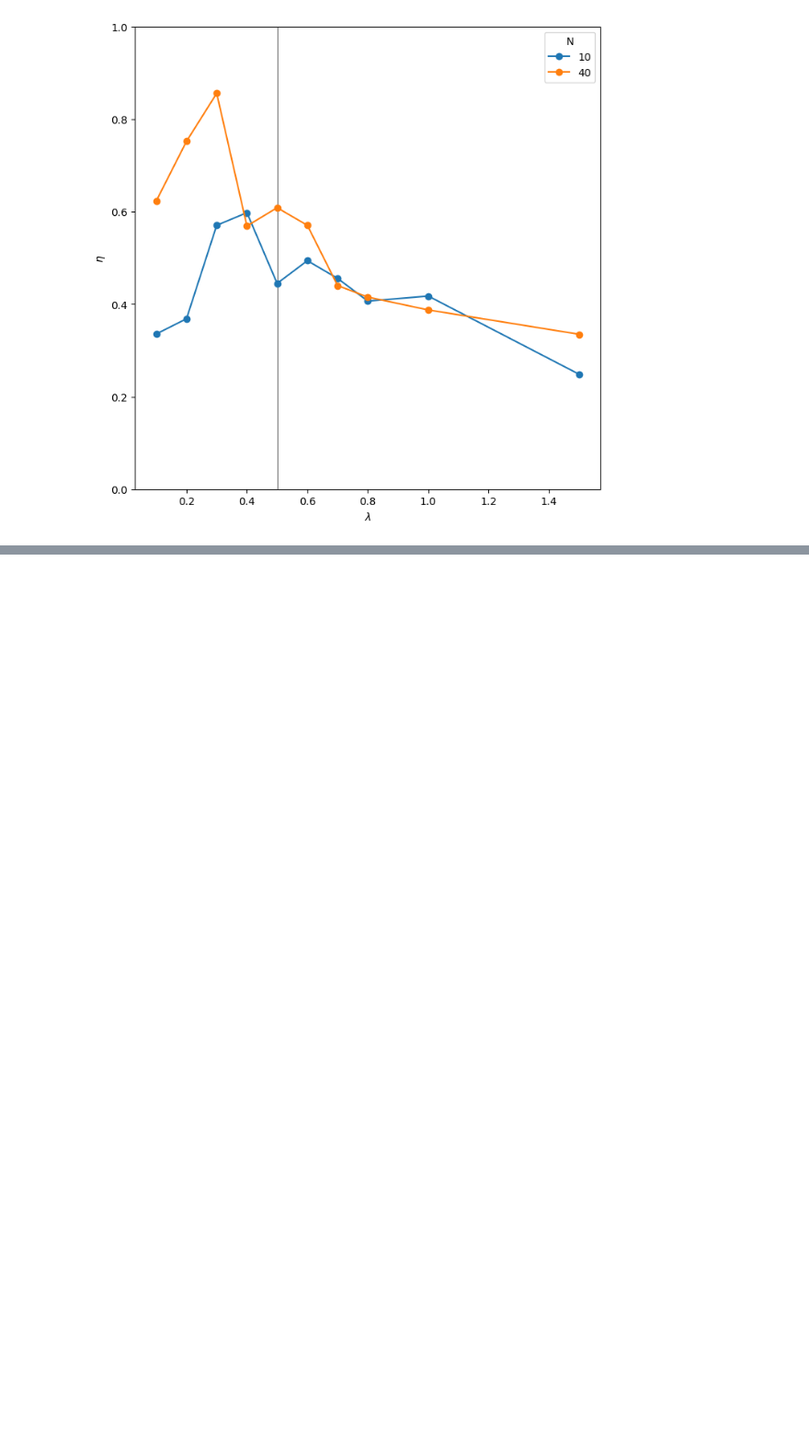
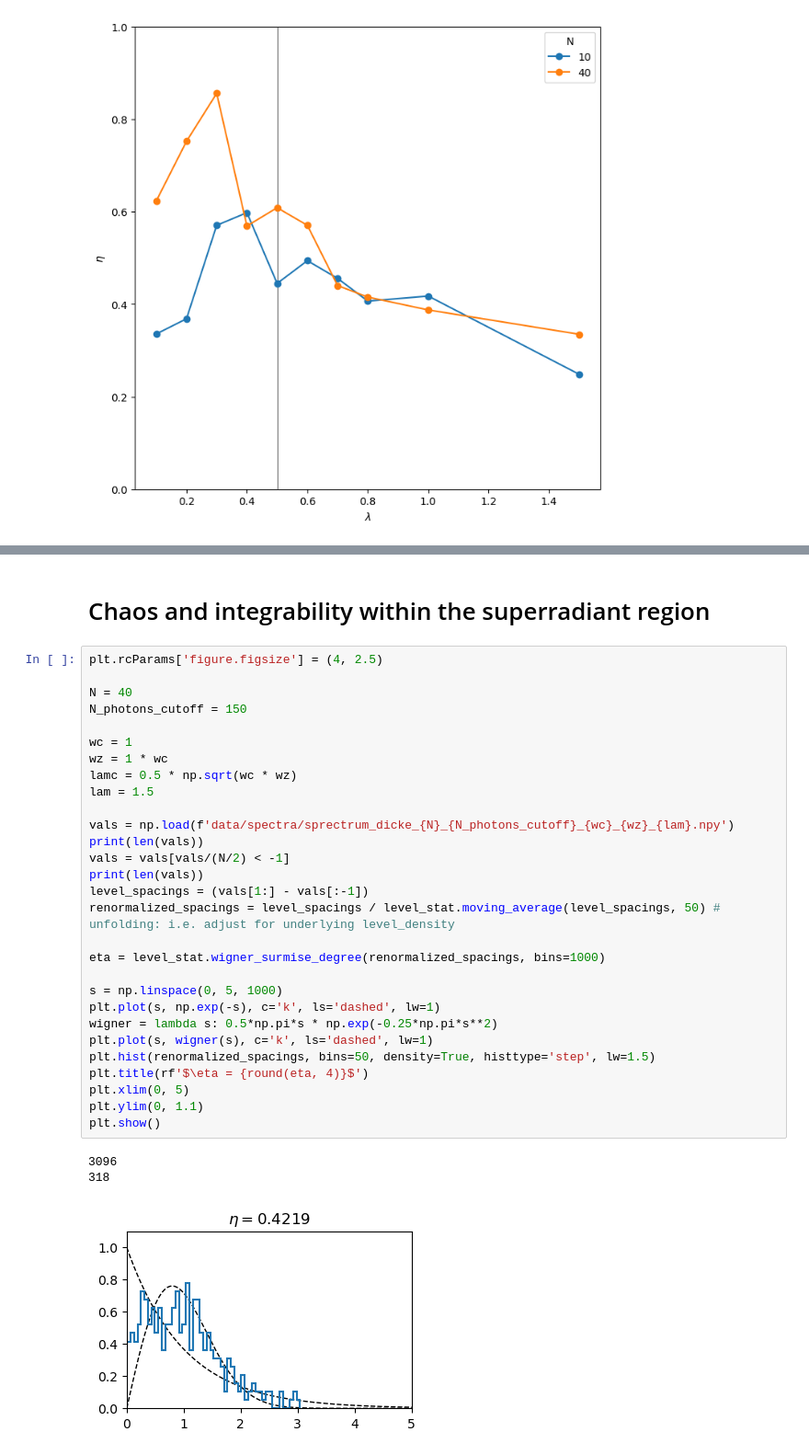
Before and after one commit to chuan97/dicke-dynamics, a Jupyter notebook: level_statistics.ipynb, the cells around one changed output, grey strips where cells are left out. Shown at 92% size. Saved outputs shown, nothing was run; the diff lists cells and outputs as text; blank space fills up the shorter version.

Commit message:
test A. M. Rey's integrability below critical line

```diff
--- a/level_statistics.ipynb
+++ b/level_statistics.ipynb
@@ -319,0 +317,35 @@ Error:
+# %% [markdown]
+# Chaos and integrability within the superradiant region
+# %%
+plt.rcParams['figure.figsize'] = (4, 2.5)
+
+N = 40
+N_photons_cutoff = 150
+
+wc = 1
+wz = 1 * wc
+lamc = 0.5 * np.sqrt(wc * wz)
+lam = 1.5
+
+vals = np.load(f'data/spectra/sprectrum_dicke_{N}_{N_photons_cutoff}_{wc}_{wz}_{lam}.npy')
+print(len(vals))
+vals = vals[vals/(N/2) < -1]
+print(len(vals))
+level_spacings = (vals[1:] - vals[:-1])
+renormalized_spacings = level_spacings / level_stat.moving_average(level_spacings, 50) # unfolding: i.e. adjust for underlying level_density
+
+eta = level_stat.wigner_surmise_degree(renormalized_spacings, bins=1000)
+
+s = np.linspace(0, 5, 1000)
+plt.plot(s, np.exp(-s), c='k', ls='dashed', lw=1)
+wigner = lambda s: 0.5*np.pi*s * np.exp(-0.25*np.pi*s**2)
+plt.plot(s, wigner(s), c='k', ls='dashed', lw=1)
+plt.hist(renormalized_spacings, bins=50, density=True, histtype='step', lw=1.5)
+plt.title(rf'$\eta = {round(eta, 4)}$')
+plt.xlim(0, 5)
+plt.ylim(0, 1.1)
+plt.show()
+# %% [output]
+3096
+318
+[figure, added]
```
Also changed, not shown: parts of 1 cell of this notebook, 8 other files.
